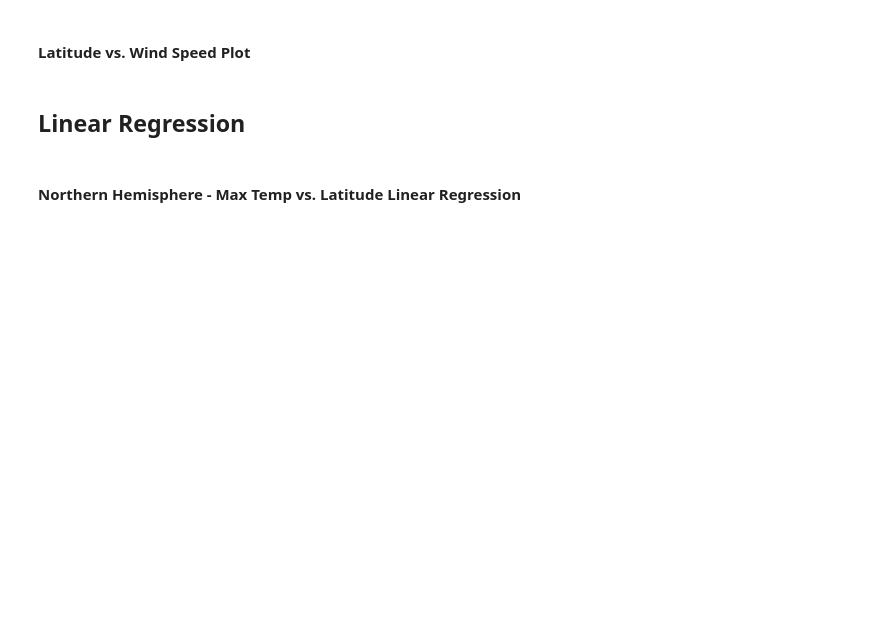
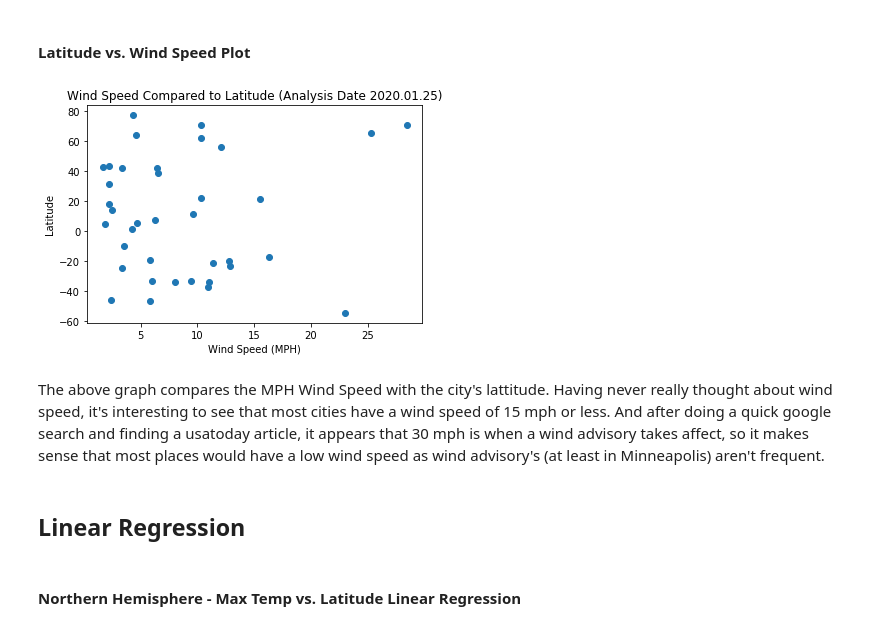
Before and after one commit to makeller234/python-api-challenge, a Jupyter notebook: WeatherPy.ipynb, the cells around one changed output. Cells and saved outputs as stored; diff of their text form; code cells hidden in the pictures; blank space fills up the shorter version.

```diff
--- a/WeatherPy.ipynb
+++ b/WeatherPy.ipynb
@@ -177,12 +205,16 @@ plt.show()
 # %%
 xWindSp = cityDF["Wind Speed"]
 #using same yLat as above
 
 plt.scatter(xWindSp, yLat)
-plt.title("Wind Speed Compared to Latitude")
+plt.title("Wind Speed Compared to Latitude (Analysis Date 2020.01.25)")
 plt.xlabel("Wind Speed (MPH)")
 plt.ylabel("Latitude")
-plt.show()
+plt.savefig("output_data/WindSpeed_Lat")
+# %% [output]
+[figure, added]
+# %% [markdown]
+The above graph compares the MPH Wind Speed with the city's lattitude.  Having never really thought about wind speed, it's interesting to see that most cities have a wind speed of 15 mph or less. And after doing a quick google search and finding a usatoday article, it appears that 30 mph is when a wind advisory takes affect, so it makes sense that most places would have a low wind speed as wind advisory's (at least in Minneapolis) aren't frequent.
 # %% [markdown]
 ## Linear Regression
 # %%
```
Also changed, not shown: parts of 23 cells of this notebook, 4 other files.
